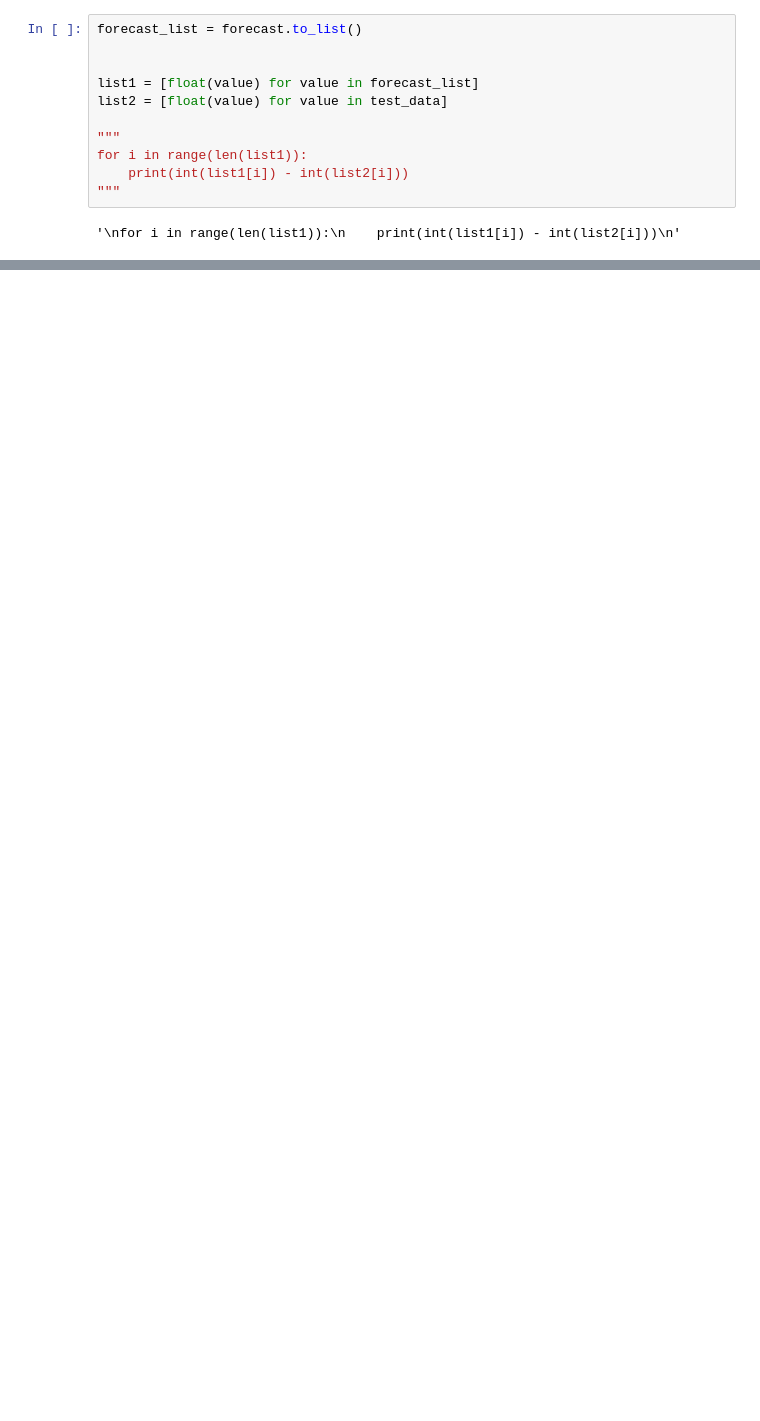
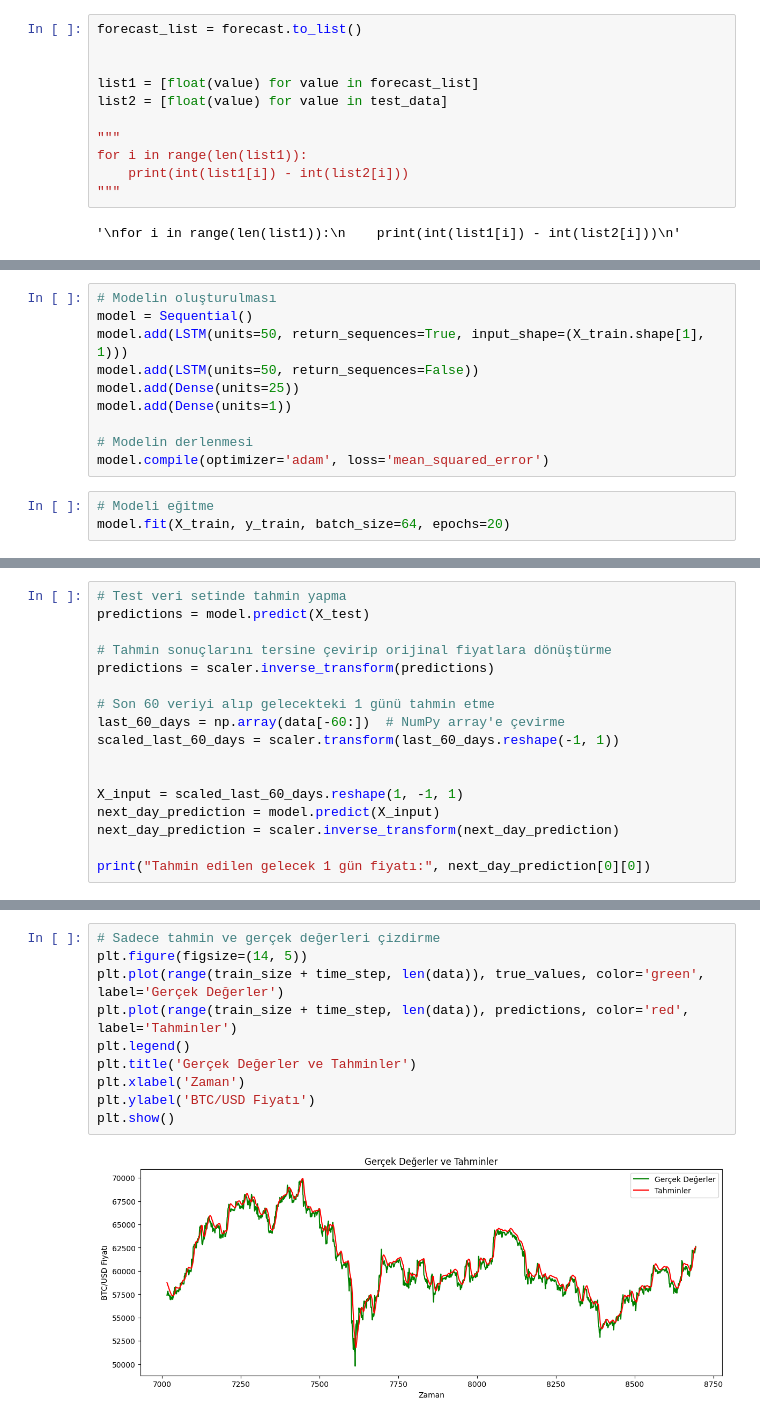
Before and after one commit to onuralpArsln/finTech, a Jupyter notebook: sarima.ipynb, the cells around one changed output, grey strips where cells are left out. Cells and saved outputs as stored; diff of their text form; blank space fills up the shorter version.

```diff
--- a/sarima.ipynb
+++ b/sarima.ipynb
@@ -173,0 +211,13 @@ plt.show()  # Grafiği göster
+# %%
+# Modelin oluşturulması
+model = Sequential()
+model.add(LSTM(units=50, return_sequences=True, input_shape=(X_train.shape[1], 1)))
+model.add(LSTM(units=50, return_sequences=False))
+model.add(Dense(units=25))
+model.add(Dense(units=1))
+
+# Modelin derlenmesi
+model.compile(optimizer='adam', loss='mean_squared_error')
+# %%
+# Modeli eğitme
+model.fit(X_train, y_train, batch_size=64, epochs=20)
@@ -173,0 +243,17 @@ plt.show()  # Grafiği göster
+# %%
+# Test veri setinde tahmin yapma
+predictions = model.predict(X_test)
+
+# Tahmin sonuçlarını tersine çevirip orijinal fiyatlara dönüştürme
+predictions = scaler.inverse_transform(predictions)
+
+# Son 60 veriyi alıp gelecekteki 1 günü tahmin etme
+last_60_days = np.array(data[-60:])  # NumPy array'e çevirme
+scaled_last_60_days = scaler.transform(last_60_days.reshape(-1, 1))
+
+
+X_input = scaled_last_60_days.reshape(1, -1, 1)
+next_day_prediction = model.predict(X_input)
+next_day_prediction = scaler.inverse_transform(next_day_prediction)
+
+print("Tahmin edilen gelecek 1 gün fiyatı:", next_day_prediction[0][0])
@@ -173,0 +264,12 @@ plt.show()  # Grafiği göster
+# %%
+# Sadece tahmin ve gerçek değerleri çizdirme
+plt.figure(figsize=(14, 5))
+plt.plot(range(train_size + time_step, len(data)), true_values, color='green', label='Gerçek Değerler')
+plt.plot(range(train_size + time_step, len(data)), predictions, color='red', label='Tahminler')
+plt.legend()
+plt.title('Gerçek Değerler ve Tahminler')
+plt.xlabel('Zaman')
+plt.ylabel('BTC/USD Fiyatı')
+plt.show()
+# %% [output]
+[figure, added]
```
Also changed, not shown: parts of 8 cells of this notebook.
